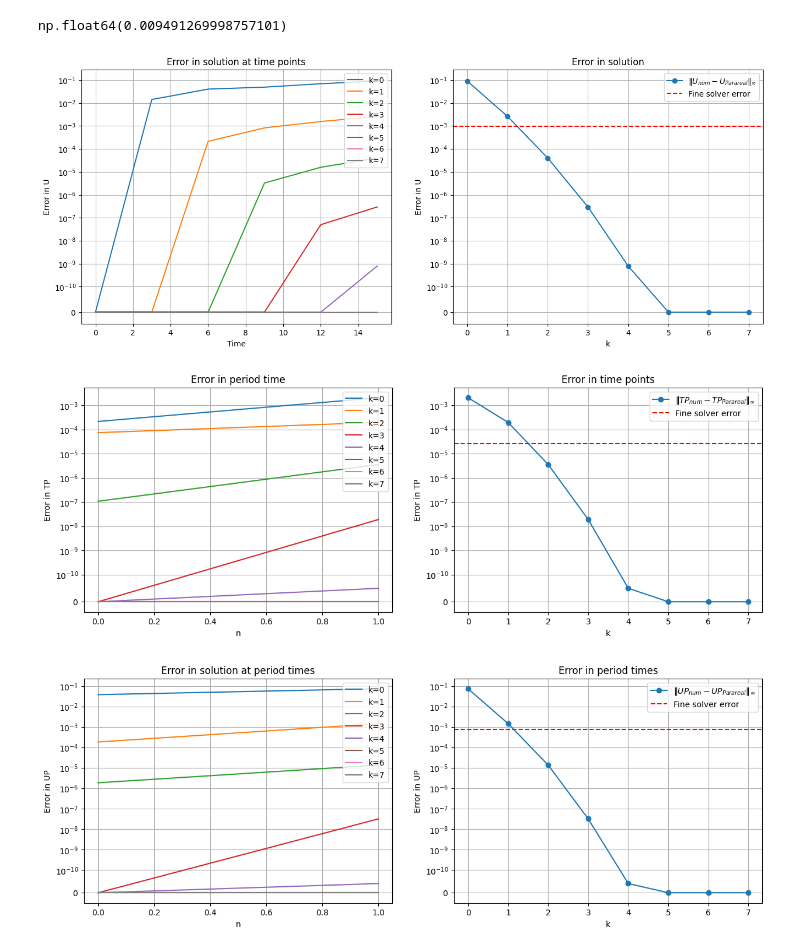
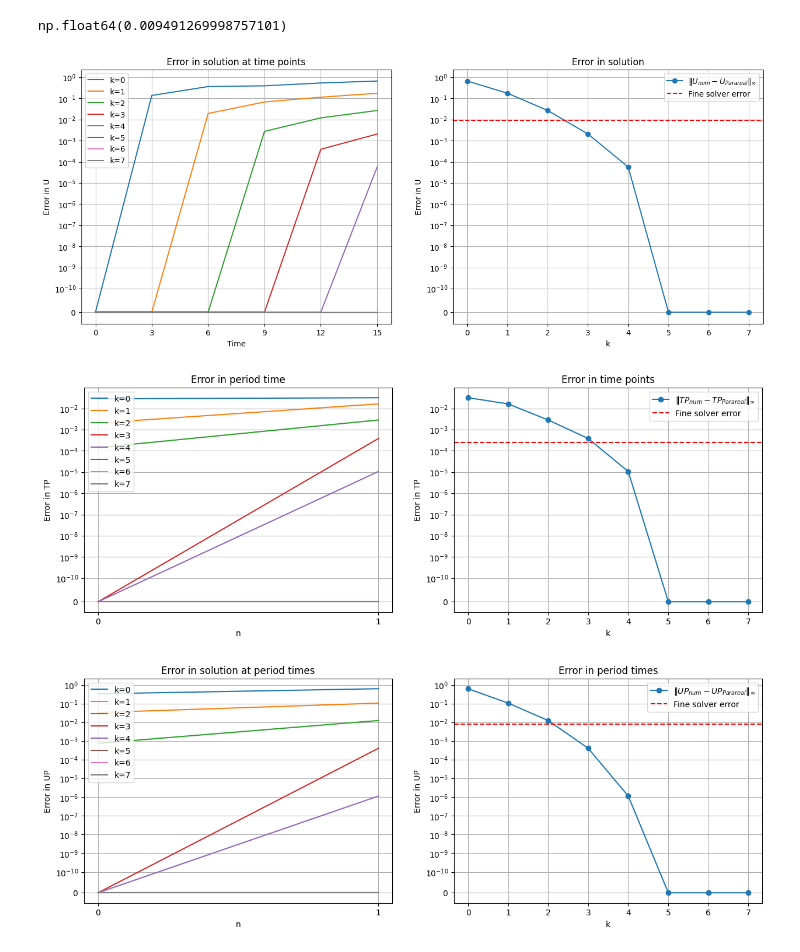
Before and after one commit to github-mathe/PinT-LIB, a Jupyter notebook: scripts/notebooks/dahlquist_adaptive_parareal_fixed_window_grid.ipynb, the cells around one changed output. Cells and saved outputs as stored; diff of their text form; code cells hidden in the pictures.

Commit message:
partial clean up: created notebooks parareal on fixed/variable time windows, num and analytical solver functions in .py

```diff
--- a/scripts/notebooks/dahlquist_adaptive_parareal_fixed_window_grid.ipynb
+++ b/scripts/notebooks/dahlquist_adaptive_parareal_fixed_window_grid.ipynb
@@ -143,8 +143,8 @@ plt.show()
 N = 5
 NP = 4
 K = 7
-dtF = 1/10000
-dtG = 1/100
+dtF = 1/1000
+dtG = 1/10
 
 
 TT =  np.linspace(t0, tEnd, N+1)
@@ -262,45 +262,49 @@ plt.figure(figsize=(16, 6))
 plt.subplot(1, 2, 1)
 for k in range(K+1):
     plt.semilogy(TT, error_U_points[k, :], label=f"k={k}")
-plt.xlabel("Time"), plt.ylabel("Error in U"), plt.title("Error in solution at time points"), plt.grid(), plt.legend(loc="upper right")
+plt.xticks(TT)
+plt.xlabel("Time"), plt.ylabel("Error in U"), plt.title("Error in solution at time points"), plt.grid(), plt.legend(loc="upper left")
 plt.yscale('symlog', linthresh=1e-10)
 
 plt.subplot(1, 2, 2)
 plt.semilogy(range(K+1), error_U, "o-", label=r"$\|U_{num} - U_{Parareal}\|_\infty$")
 plt.axhline(y=thres_U, color='red', linestyle='--', label="Fine solver error")
 plt.xlabel("k"), plt.ylabel("Error in U"), plt.title("Error in solution"), plt.grid(), plt.legend(loc="upper right")
 plt.yscale('symlog', linthresh=1e-10)
 
 plt.figure(figsize=(15, 5))
 
-plt.subplot(1,2,1)
+plt.subplot(1, 2, 1)
+x = np.arange(len(tpNum))
 for k in range(K+1):
-    plt.semilogy(range(len(tpNum)), error_TP_points[k, :], label=f"k={k}")
-plt.xlabel("n"), plt.ylabel("Error in TP"), plt.title("Error in period time"), plt.grid(), plt.legend(loc="upper right")
+    plt.semilogy(x, error_TP_points[k, :], label=f"k={k}")
+plt.xticks(x)
+plt.xlabel("n"), plt.ylabel("Error in TP"), plt.title("Error in period time"), plt.grid(), plt.legend(loc="upper left")
 plt.yscale('symlog', linthresh=1e-10)
 
 
 plt.subplot(1, 2, 2)
 plt.semilogy(range(K+1), error_TP, "o-", label=r"$\|TP_{num} - TP_{Parareal}\|_\infty$")
 plt.axhline(y=thres_TP, color='red', linestyle='--', label="Fine solver error")
 plt.xlabel("k"), plt.ylabel("Error in TP"), plt.title("Error in time points"), plt.grid(), plt.legend(loc="upper right")
 plt.yscale('symlog', linthresh=1e-10)
 
 plt.figure(figsize=(15, 5))
 
 plt.subplot(1,2,1)
 for k in range(K+1):
-    plt.semilogy(range(len(upNum)), error_UP_points[k, :], label=f"k={k}")
-plt.xlabel("n"), plt.ylabel("Error in UP"), plt.title("Error in solution at period times"), plt.grid(), plt.legend(loc="upper right")
+    plt.semilogy(x, error_UP_points[k, :], label=f"k={k}")
+plt.xticks(x)
+plt.xlabel("n"), plt.ylabel("Error in UP"), plt.title("Error in solution at period times"), plt.grid(), plt.legend(loc="upper left")
 plt.yscale('symlog', linthresh=1e-10)
 
 
 plt.subplot(1, 2, 2)
 plt.semilogy(range(K+1), error_UP, "o-", label=r"$\|UP_{num} - UP_{Parareal}\|_\infty$")
 plt.axhline(y=thres_UP, color='red', linestyle='--', label="Fine solver error")
 plt.xlabel("k"), plt.ylabel("Error in UP"), plt.title("Error in period times"), plt.grid(), plt.legend(loc="upper right")
 plt.yscale('symlog', linthresh=1e-10)
 # %% [output]
-[figure, old version]
+[figure, new version]
-[figure, old version]
+[figure, new version]
-[figure, old version]
+[figure, new version]
```
Also changed, not shown: parts of 1 cell of this notebook, 5 other files.
